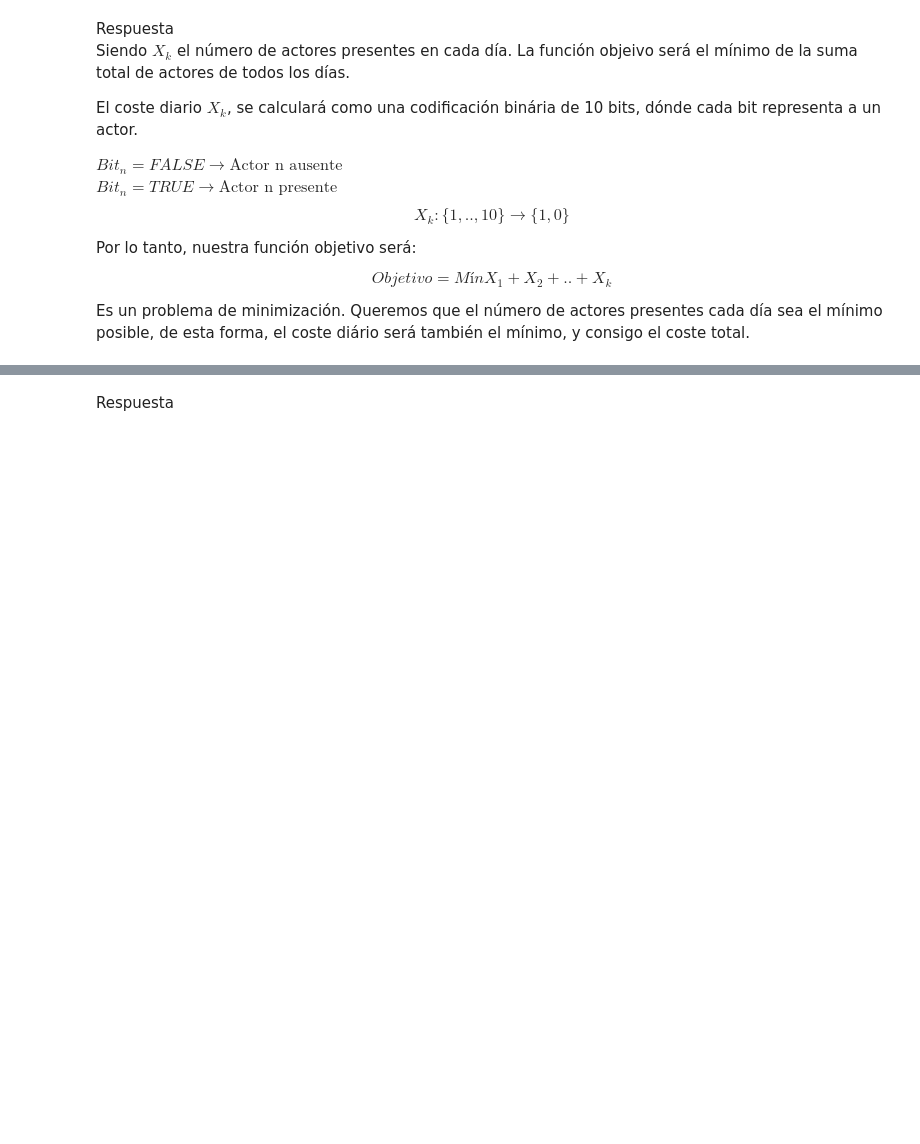
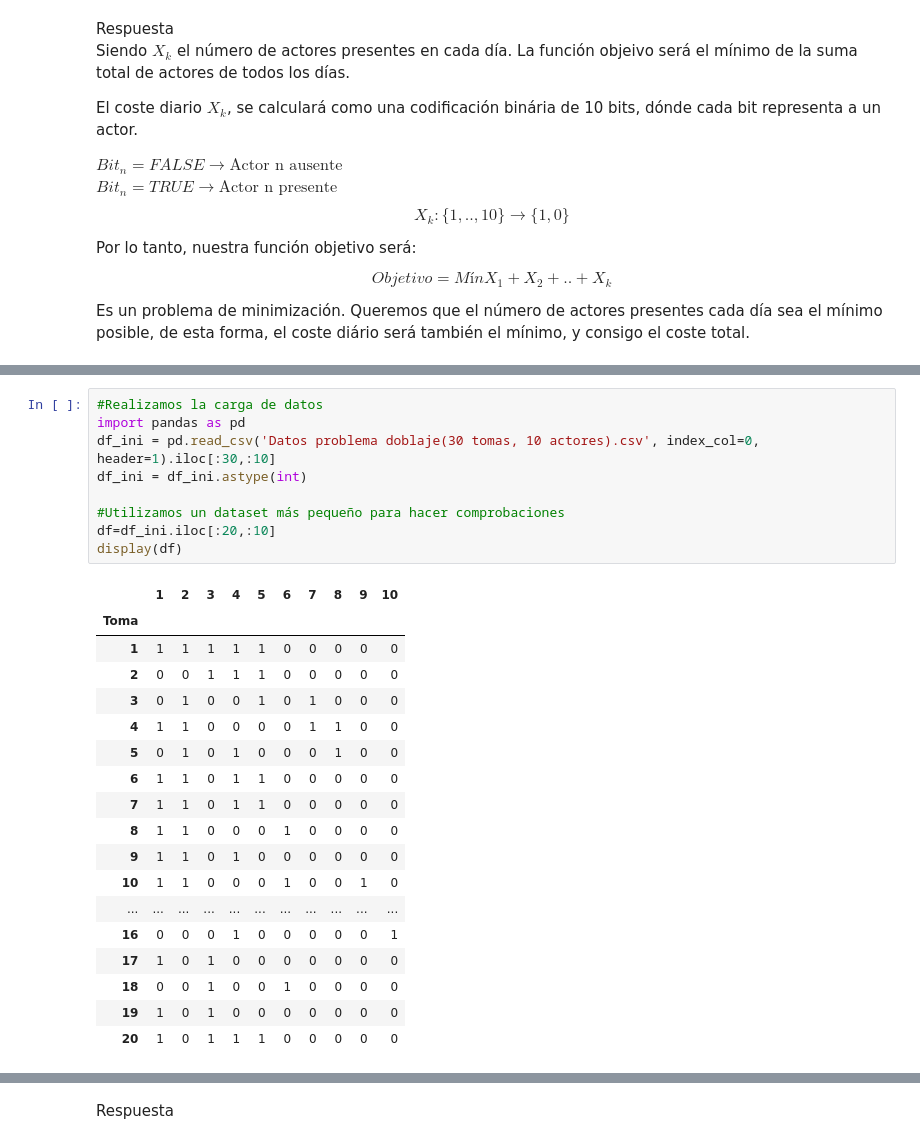
Before and after one commit to osoria80/03MIAR-Algoritmos-de-optimizacion, a Jupyter notebook: Proyecto/Proyecto.ipynb, the cells around one changed output, grey strips where cells are left out. Cells and saved outputs as stored; diff of their text form; blank space fills up the shorter version.

```diff
--- a/Proyecto/Proyecto.ipynb
+++ b/Proyecto/Proyecto.ipynb
@@ -119,0 +229,28 @@ Diseña un algoritmo para resolver el problema por fuerza bruta
+# %%
+#Realizamos la carga de datos
+import pandas as pd
+df_ini = pd.read_csv('Datos problema doblaje(30 tomas, 10 actores).csv', index_col=0, header=1).iloc[:30,:10]
+df_ini = df_ini.astype(int)
+
+#Utilizamos un dataset más pequeño para hacer comprobaciones
+df=df_ini.iloc[:20,:10]
+display(df)
+# %% [output]
+|  | 1 | 2 | 3 | 4 | 5 | 6 | 7 | 8 | 9 | 10 |
+| Toma |  |  |  |  |  |  |  |  |  |  |
+| 1 | 1 | 1 | 1 | 1 | 1 | 0 | 0 | 0 | 0 | 0 |
+| 2 | 0 | 0 | 1 | 1 | 1 | 0 | 0 | 0 | 0 | 0 |
+| 3 | 0 | 1 | 0 | 0 | 1 | 0 | 1 | 0 | 0 | 0 |
+| 4 | 1 | 1 | 0 | 0 | 0 | 0 | 1 | 1 | 0 | 0 |
+| 5 | 0 | 1 | 0 | 1 | 0 | 0 | 0 | 1 | 0 | 0 |
+| 6 | 1 | 1 | 0 | 1 | 1 | 0 | 0 | 0 | 0 | 0 |
+| 7 | 1 | 1 | 0 | 1 | 1 | 0 | 0 | 0 | 0 | 0 |
+| 8 | 1 | 1 | 0 | 0 | 0 | 1 | 0 | 0 | 0 | 0 |
+| 9 | 1 | 1 | 0 | 1 | 0 | 0 | 0 | 0 | 0 | 0 |
+| 10 | 1 | 1 | 0 | 0 | 0 | 1 | 0 | 0 | 1 | 0 |
+| ... | ... | ... | ... | ... | ... | ... | ... | ... | ... | ... |
+| 16 | 0 | 0 | 0 | 1 | 0 | 0 | 0 | 0 | 0 | 1 |
+| 17 | 1 | 0 | 1 | 0 | 0 | 0 | 0 | 0 | 0 | 0 |
+| 18 | 0 | 0 | 1 | 0 | 0 | 1 | 0 | 0 | 0 | 0 |
+| 19 | 1 | 0 | 1 | 0 | 0 | 0 | 0 | 0 | 0 | 0 |
+| 20 | 1 | 0 | 1 | 1 | 1 | 0 | 0 | 0 | 0 | 0 |
```
Also changed, not shown: parts of 33 cells of this notebook.
